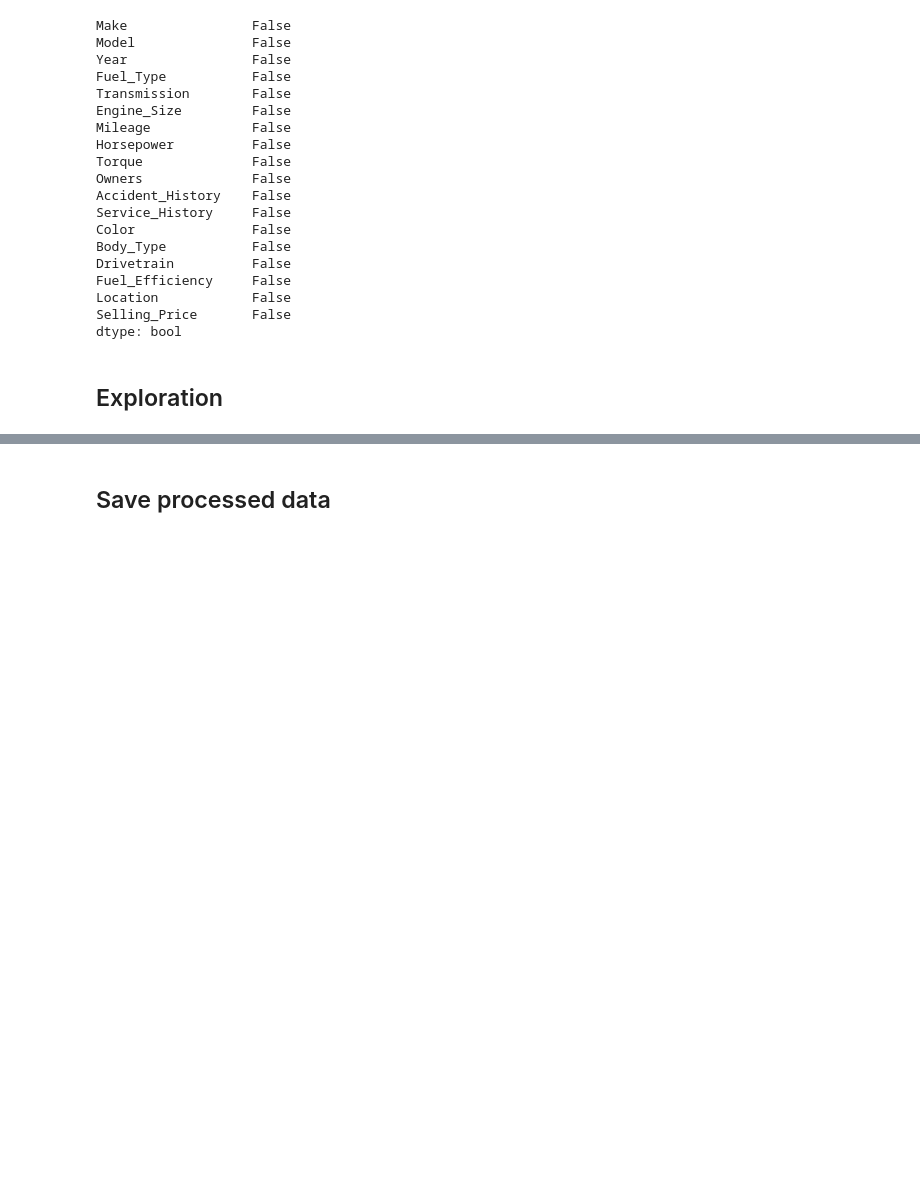
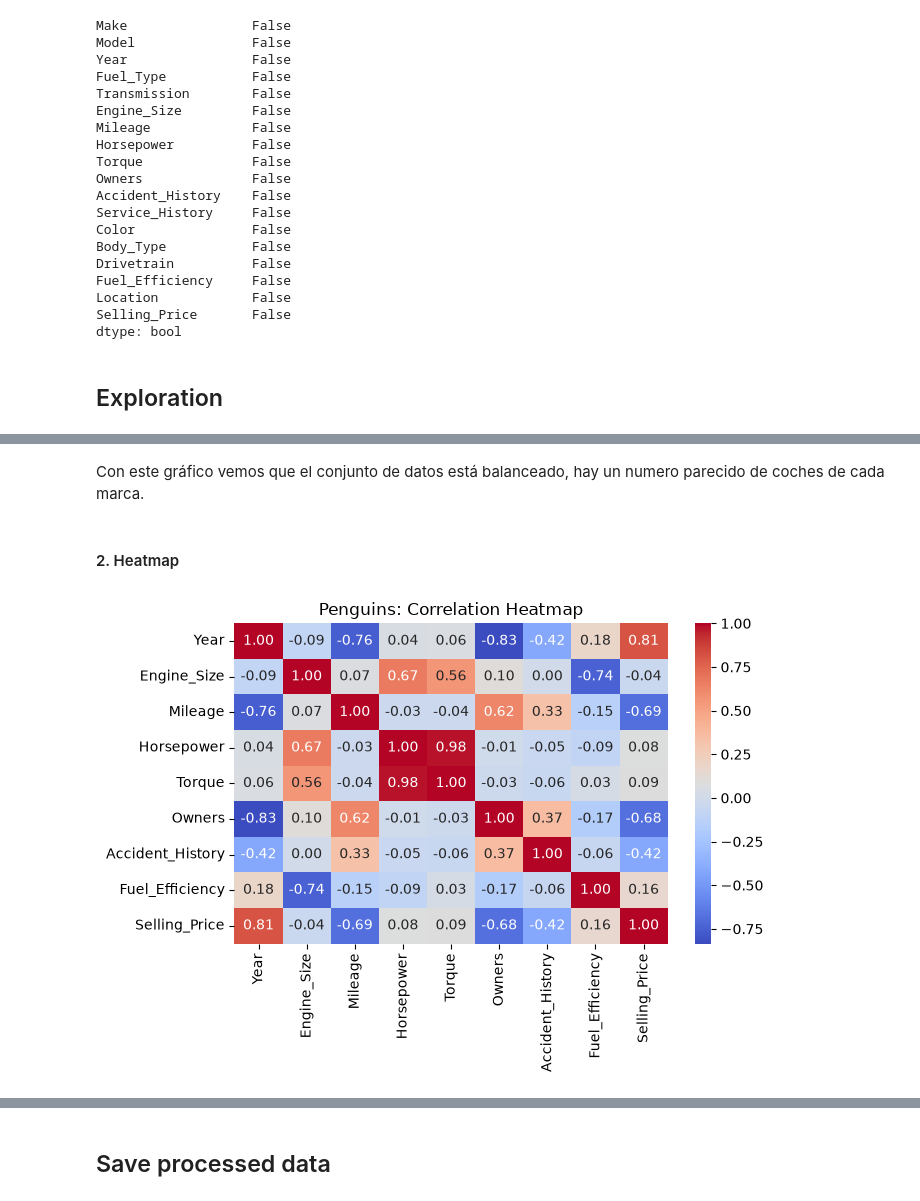
Before and after one commit to Miguel153891/SDOML-project, a Jupyter notebook: notebooks/data_exploration.ipynb, the cells around one changed output, grey strips where cells are left out. Saved outputs shown, nothing was run; the diff lists cells and outputs as text; code cells hidden in the pictures; blank space fills up the shorter version.

```diff
--- a/notebooks/data_exploration.ipynb
+++ b/notebooks/data_exploration.ipynb
@@ -222,0 +237,14 @@ dtype: bool
+# %% [markdown]
+Con este gráfico vemos que el conjunto de datos está balanceado, hay un numero parecido de coches de cada marca.
+# %% [markdown]
+#### 2. Heatmap
+# %%
+corr = df.select_dtypes(include=np.number).corr()
+
+plt.figure(figsize=(7, 5))
+
+sns.heatmap( corr, annot=True, cmap='coolwarm' , fmt=".2f")
+
+plt.tight_layout()
+# %% [output]
+[figure, added]
```
Also changed, not shown: parts of 13 cells of this notebook, 1 other file.
